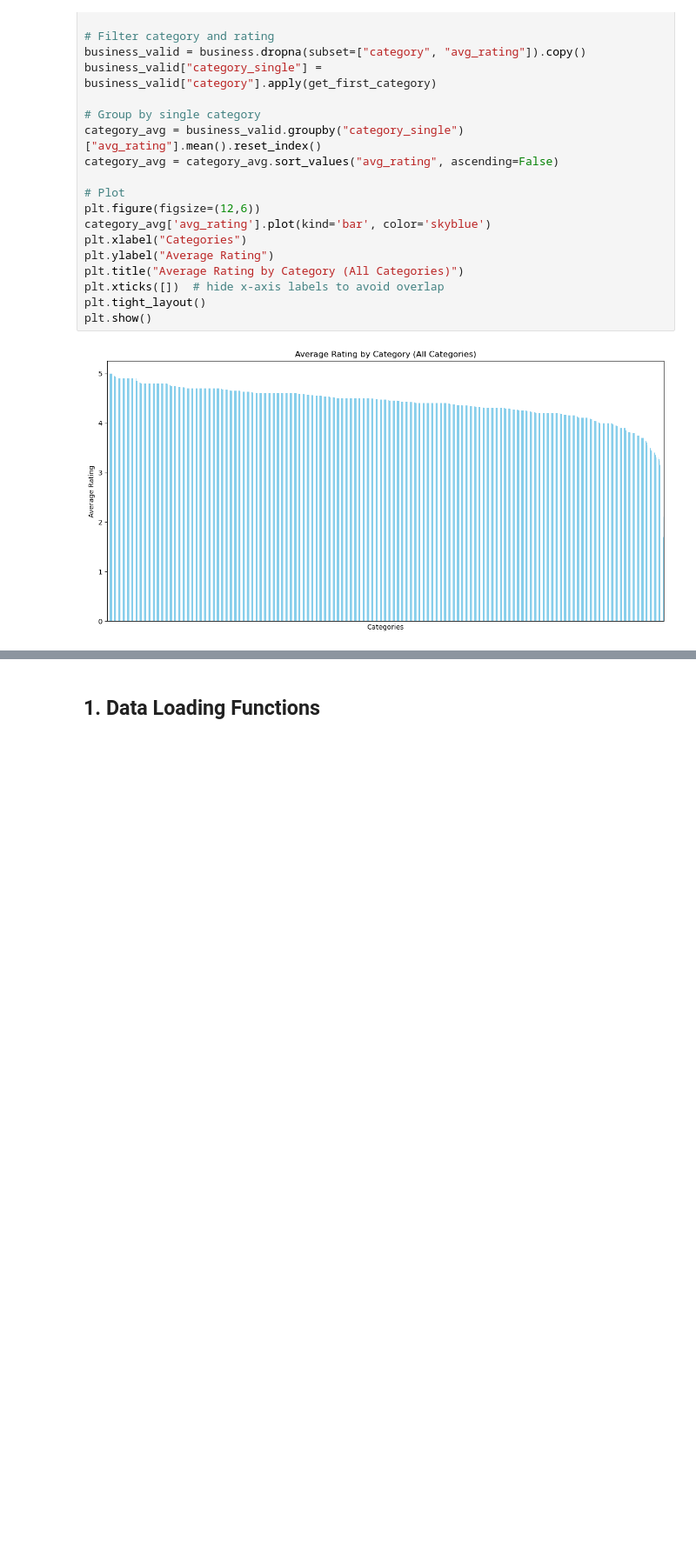
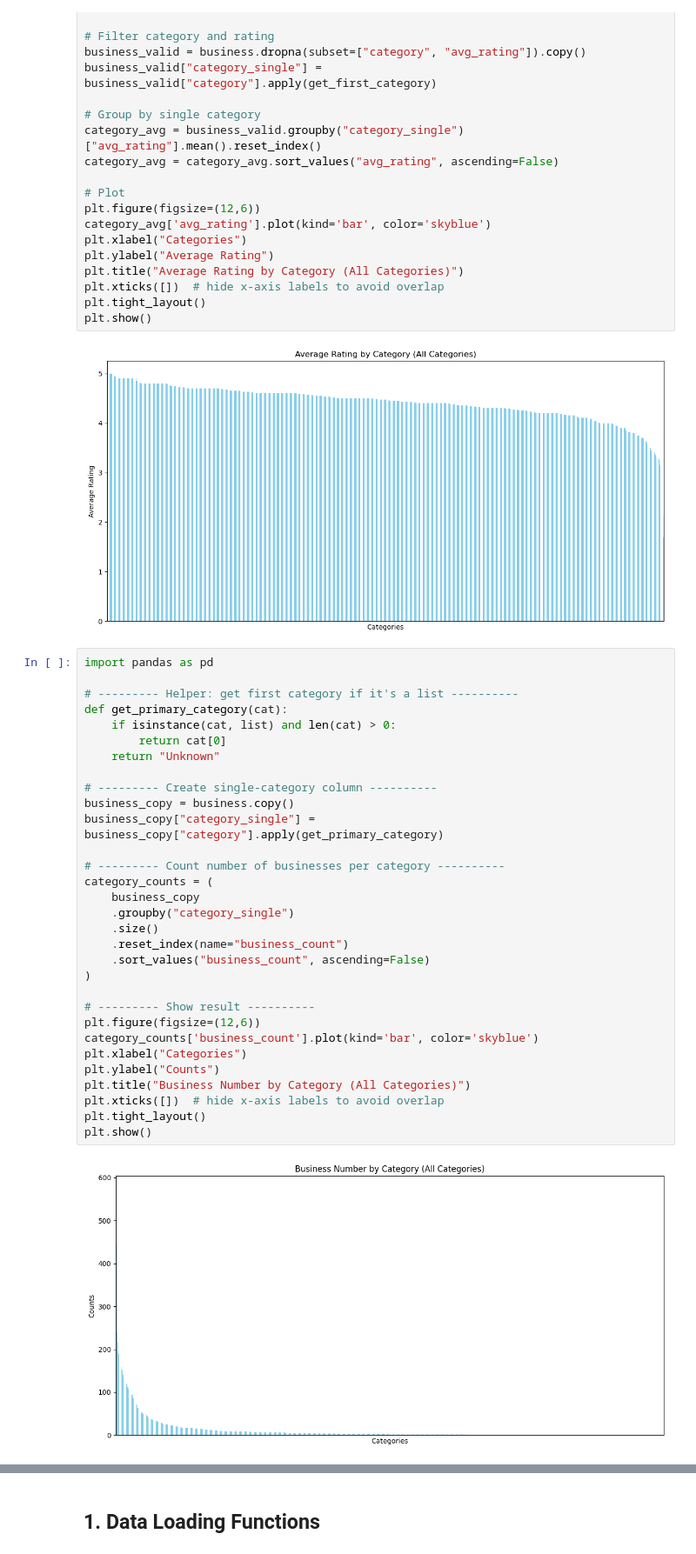
Before and after one commit to Claimentine/ECE225a, a Jupyter notebook: baseline_v2.ipynb, the cells around one changed output, grey strips where cells are left out. Shown at 87% size. Drawn from its saved outputs; the diff is of its cells as text; blank space fills up the shorter version.

```diff
--- a/baseline_v2.ipynb
+++ b/baseline_v2.ipynb
@@ -429,3 +524,36 @@ plt.tight_layout()
 plt.show()
 # %% [output]
 [figure]
+# %%
+import pandas as pd
+
+# --------- Helper: get first category if it's a list ----------
+def get_primary_category(cat):
+    if isinstance(cat, list) and len(cat) > 0:
+        return cat[0]
+    return "Unknown"
+
+# --------- Create single-category column ----------
+business_copy = business.copy()
+business_copy["category_single"] = business_copy["category"].apply(get_primary_category)
+
+# --------- Count number of businesses per category ----------
+category_counts = (
+    business_copy
+    .groupby("category_single")
+    .size()
+    .reset_index(name="business_count")
+    .sort_values("business_count", ascending=False)
+)
+
+# --------- Show result ----------
+plt.figure(figsize=(12,6))
+category_counts['business_count'].plot(kind='bar', color='skyblue')
+plt.xlabel("Categories")
+plt.ylabel("Counts")
+plt.title("Business Number by Category (All Categories)")
+plt.xticks([])  # hide x-axis labels to avoid overlap
+plt.tight_layout()
+plt.show()
+# %% [output]
+[figure, added]
```
Also changed, not shown: parts of 5 cells of this notebook.
